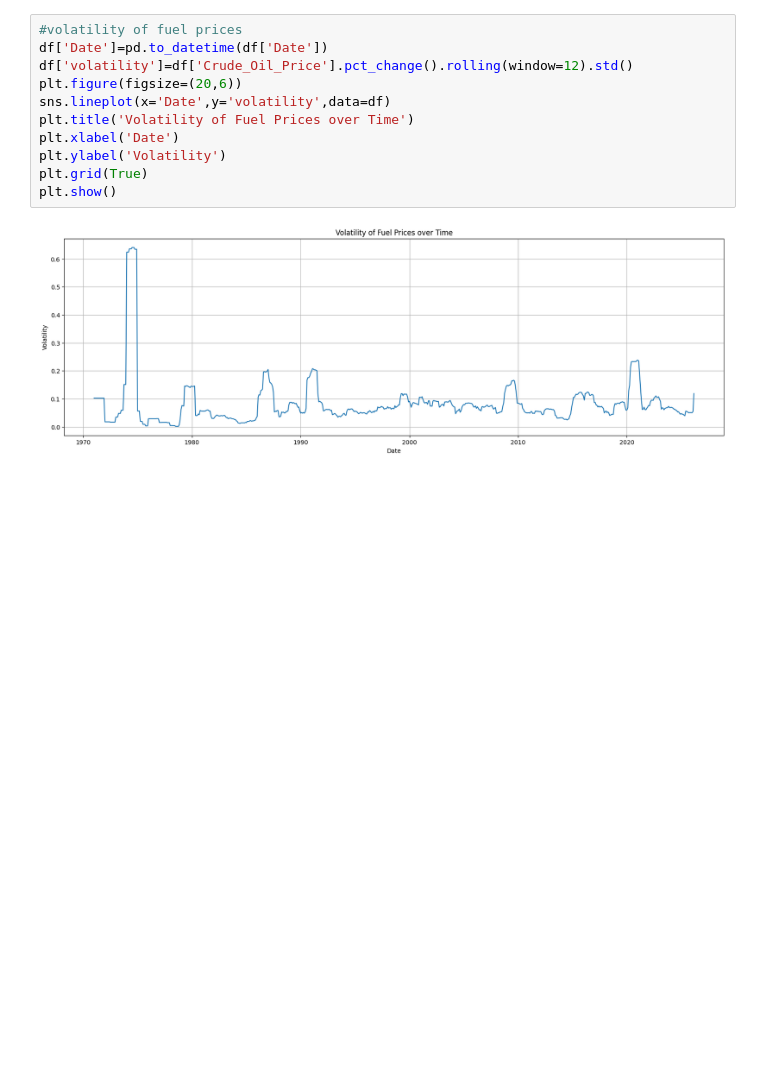
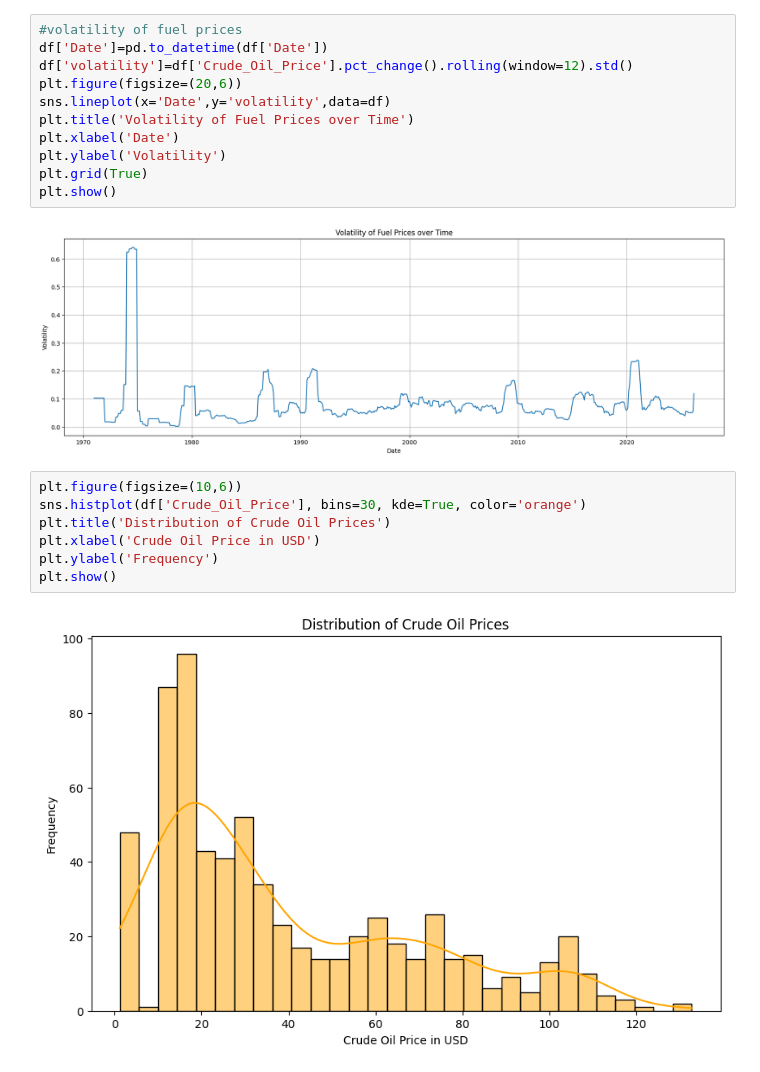
Before and after one commit to nizamshaik498-dotcom/Data-Science-Internship-Tasks-projects, a Jupyter notebook: fuel_price.ipynb, the cells around one changed output. Drawn from its saved outputs; the diff is of its cells as text; blank space fills up the shorter version.

```diff
--- a/fuel_price.ipynb
+++ b/fuel_price.ipynb
@@ -76,3 +76,12 @@ plt.grid(True)
 plt.show()
 # %% [output]
 [figure]
+# %%
+plt.figure(figsize=(10,6))
+sns.histplot(df['Crude_Oil_Price'], bins=30, kde=True, color='orange')
+plt.title('Distribution of Crude Oil Prices')
+plt.xlabel('Crude Oil Price in USD')
+plt.ylabel('Frequency')
+plt.show()
+# %% [output]
+[figure, added]
```
